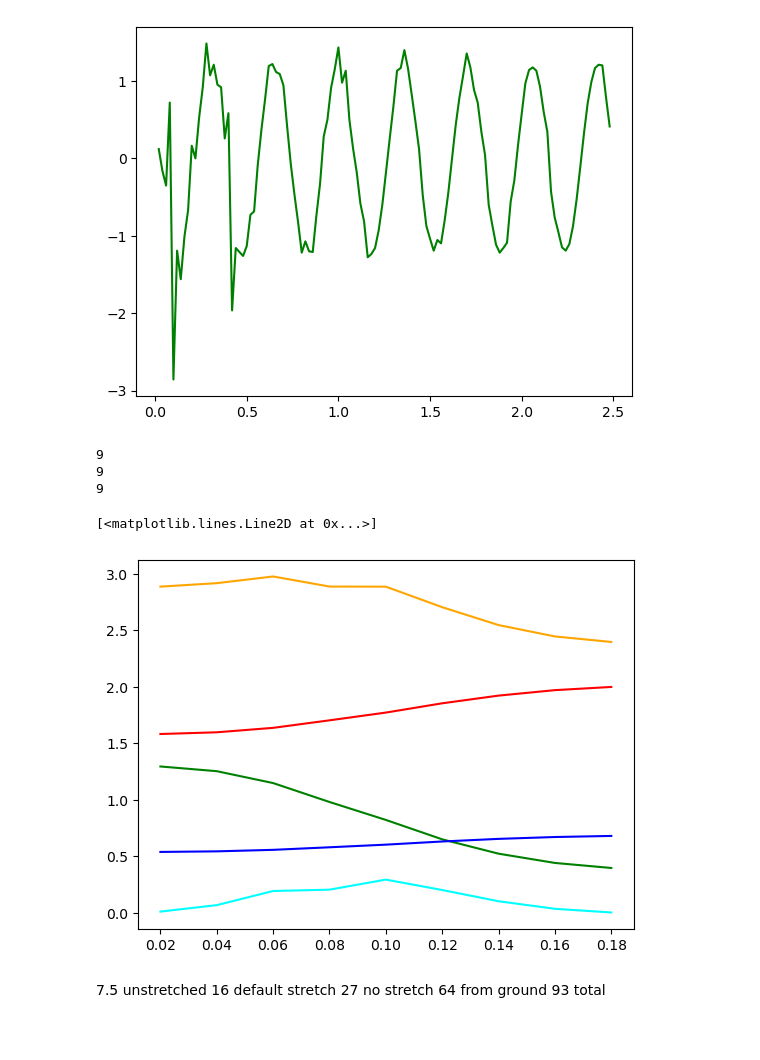
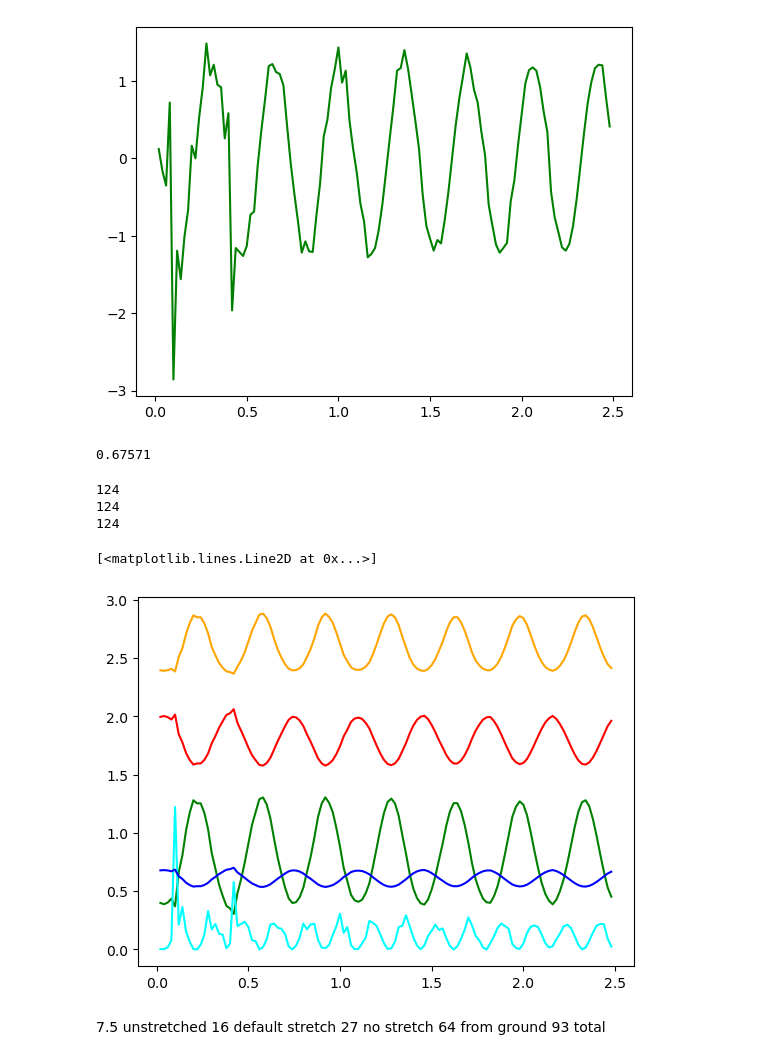
Before and after one commit to AustinZhang25/HonorsPhysics2, a Jupyter notebook: Unit 3 Spring Oscillation .ipynb, the cells around one changed output. Drawn from its saved outputs; the diff is of its cells as text; code cells hidden in the pictures; blank space fills up the shorter version.

Commit message:
collected new data with a new spring, graph still oscillates idk why

```diff
--- a/Unit 3 Spring Oscillation .ipynb
+++ b/Unit 3 Spring Oscillation .ipynb
@@ -246,34 +246,43 @@ plt.plot(time, Listvx,color = "green")
 # %% [output]
 [<matplotlib.lines.Line2D at 0x...>]
 [figure]
+# %%
+m = 0.3
+k = 25.76
+g = 9.8
+# %%
+Listx.pop(124)
+# %% [output]
+0.67571
 # %%
 print(len(Listx))
 print(len(time))
 print(len(Listvx))
 # %% [output]
-9
-9
-9
+124
+124
+124
 # %%
 for i in range(len(Listx)):
     KE = (1/2)*m*(Listvx[i])**2
+    #
     EPE = (1/2)*k*(0.96-0.105-Listx[i])**2
     GPE = m*g*(Listx[i])
-    NetE = KE + EPE + GPE
+    NetE =EPE + GPE
 
     ListKinE.append(KE)
     ListSpringE.append(EPE)
     ListGravE.append(GPE)
     ListNetE.append(NetE)
 
 plt.plot(time, ListSpringE, color = "green")
 plt.plot(time, ListGravE, color = "red")
 plt.plot(time, ListKinE, color = "cyan")
 plt.plot(time, ListNetE, color = "orange")
 plt.plot(time, Listx, color = "blue")
 # %% [output]
 [<matplotlib.lines.Line2D at 0x...>]
-[figure, old version]
+[figure, new version]
 # %% [markdown]
 7.5 unstretched
 16 default stretch
```
Also changed, not shown: parts of 6 cells of this notebook, 1 other file.
